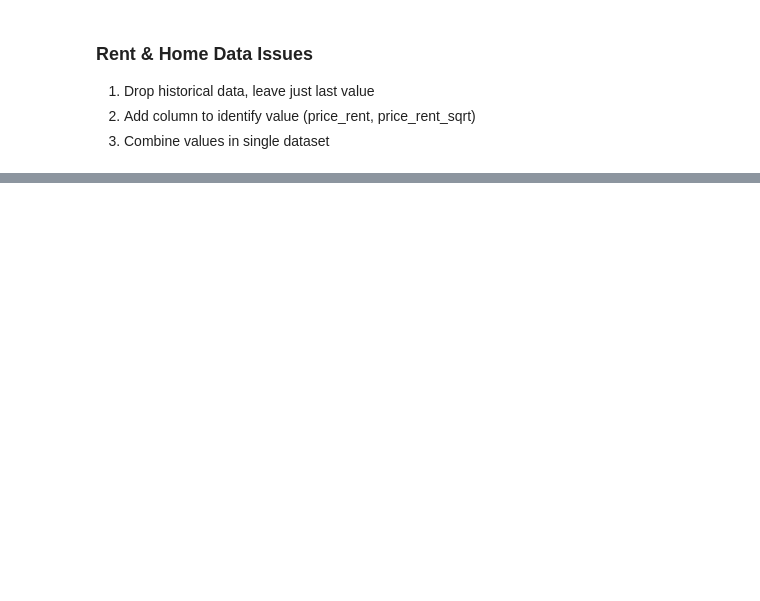
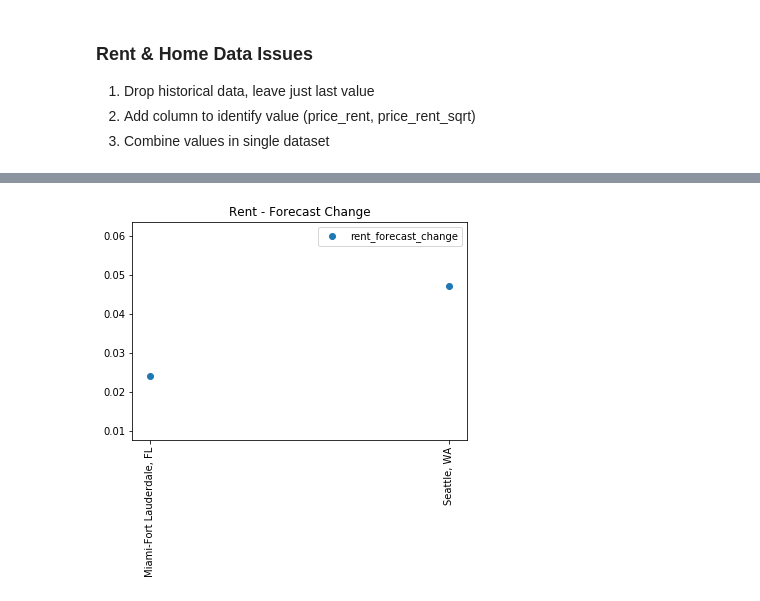
Before and after one commit to ricardo-hdz/flamingo_project, a Jupyter notebook: flamingo_project.ipynb, the cells around one changed output, grey strips where cells are left out. Cells and saved outputs as stored; diff of their text form; code cells hidden in the pictures; blank space fills up the shorter version.

```diff
--- a/flamingo_project.ipynb
+++ b/flamingo_project.ipynb
@@ -130,0 +208,7 @@ df_clean.describe()
+# %%
+plt.scatter(df.city, df.rent_forecast_change)
+plt.title('Rent - Forecast Change')
+plt.legend()
+_ = plt.xticks(rotation=90)
+# %% [output]
+[figure, added]
```
Also changed, not shown: parts of 26 cells of this notebook, 18 other files.
